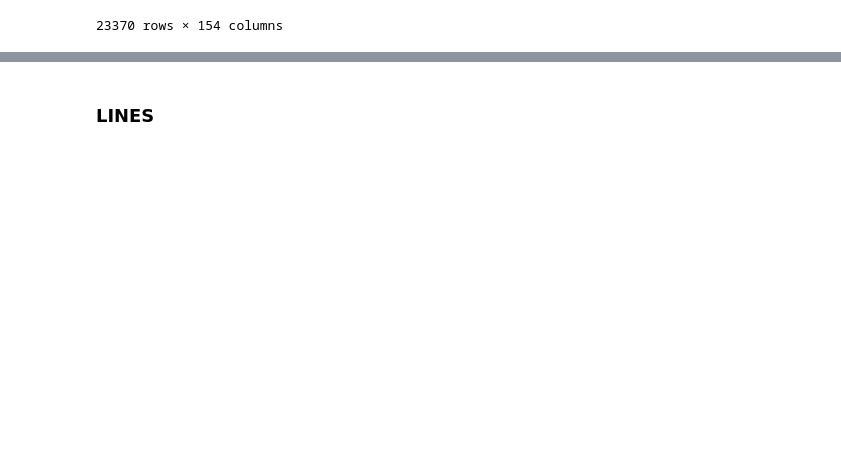
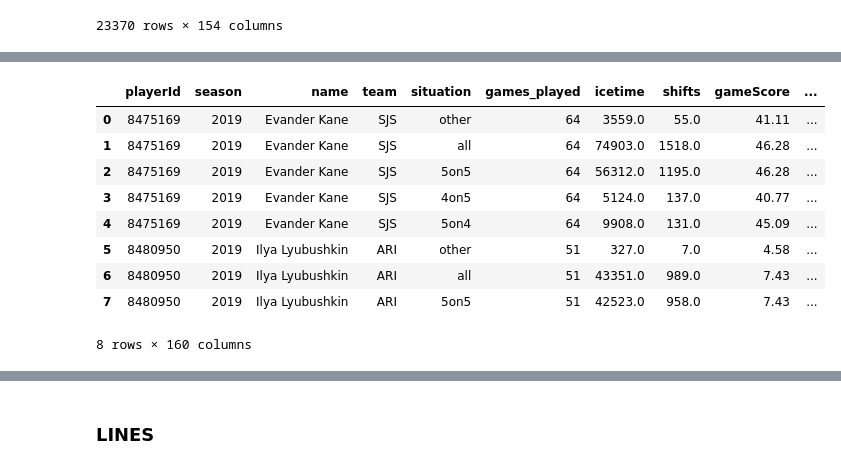
Before and after one commit to emrkel/NHL-Line-Optimisation, a Jupyter notebook: dataWrangling.ipynb, the cells around one changed output, grey strips where cells are left out. Saved outputs shown, nothing was run; the diff lists cells and outputs as text; code cells hidden in the pictures; blank space fills up the shorter version.

```diff
--- a/dataWrangling.ipynb
+++ b/dataWrangling.ipynb
@@ -185 +170,18 @@ allPlayers
+# %%
+# Merge skater stats with their details
+
+skaters = pd.merge(skaters, allPlayers, on=['playerId'])
+skaters = skaters.drop(columns={'team_y', 'position_x', 'position_y', 'name_y'}).rename(columns={'team_x': 'team', 'primaryPosition': 'position', 'name_x': 'name'})
+skaters.head(8)
+# %% [output]
+|  | playerId | season | name | team | situation | games_played | icetime | shifts | gameScore | ... |
+| 0 | 8475169 | 2019 | Evander Kane | SJS | other | 64 | 3559.0 | 55.0 | 41.11 | ... |
+| 1 | 8475169 | 2019 | Evander Kane | SJS | all | 64 | 74903.0 | 1518.0 | 46.28 | ... |
+| 2 | 8475169 | 2019 | Evander Kane | SJS | 5on5 | 64 | 56312.0 | 1195.0 | 46.28 | ... |
+| 3 | 8475169 | 2019 | Evander Kane | SJS | 4on5 | 64 | 5124.0 | 137.0 | 40.77 | ... |
+| 4 | 8475169 | 2019 | Evander Kane | SJS | 5on4 | 64 | 9908.0 | 131.0 | 45.09 | ... |
+| 5 | 8480950 | 2019 | Ilya Lyubushkin | ARI | other | 51 | 327.0 | 7.0 | 4.58 | ... |
+| 6 | 8480950 | 2019 | Ilya Lyubushkin | ARI | all | 51 | 43351.0 | 989.0 | 7.43 | ... |
+| 7 | 8480950 | 2019 | Ilya Lyubushkin | ARI | 5on5 | 51 | 42523.0 | 958.0 | 7.43 | ... |
+8 rows × 160 columns
 # %%
```
Also changed, not shown: parts of 25 cells of this notebook, 8 other files.
